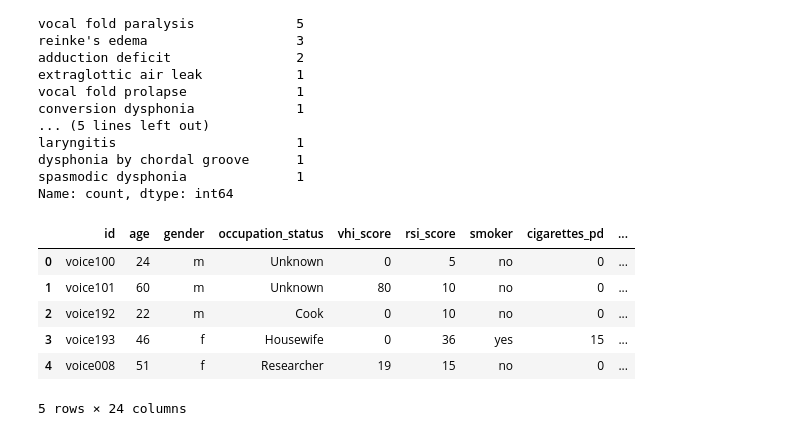
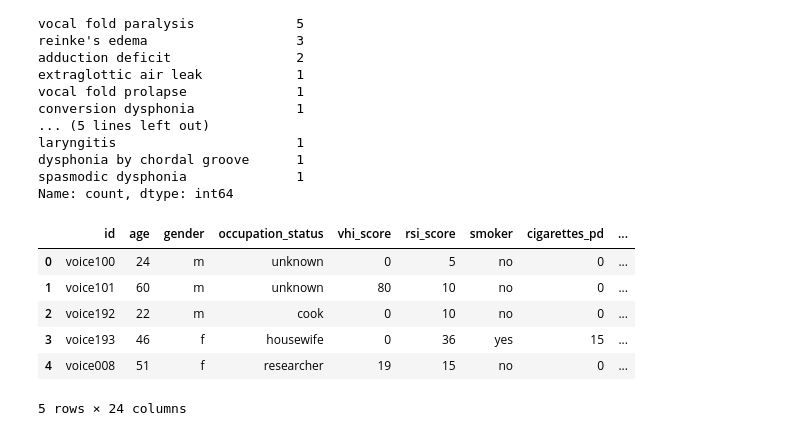
Before and after one commit to alyssahondrade/ml-perspectives-on-voice-disorder-diagnosis, a Jupyter notebook: 02_data_cleaning.ipynb, the cells around one changed output. Drawn from its saved outputs; the diff is of its cells as text; code cells hidden in the pictures.

```diff
--- a/02_data_cleaning.ipynb
+++ b/02_data_cleaning.ipynb
@@ -284,6 +284,9 @@ Name: count, dtype: int64
 # Replace null values with 'Unknown'
 updated_df['occupation_status'] = updated_df['occupation_status'].fillna('Unknown')
 
+# Convert all to lowercase
+updated_df['occupation_status'] = updated_df['occupation_status'].apply(str.lower)
+
 # Confirm changes
 updated_df['occupation_status'].value_counts(dropna=False)
 # %% [output]
@@ -1559,14 +1562,19 @@ Name: count, dtype: int64
 # %%
 # Drop the diagnosis column
 clean_num_df = clean_num_df.drop(columns=['diagnosis'])
 
+# Replace the 'base' column with 'diagnosis'
+clean_num_df = clean_num_df.rename(columns={
+    'base': 'diagnosis'
+})
+
 # Display the dataframe
 clean_num_df.head()
 # %% [output]
 |  | id | age | gender | occupation_status | vhi_score | rsi_score | smoker | cigarettes_pd | ... |
-| 0 | voice100 | 24 | m | Unknown | 0 | 5 | no | 0 | ... |
-| 1 | voice101 | 60 | m | Unknown | 80 | 10 | no | 0 | ... |
-| 2 | voice192 | 22 | m | Cook | 0 | 10 | no | 0 | ... |
-| 3 | voice193 | 46 | f | Housewife | 0 | 36 | yes | 15 | ... |
-| 4 | voice008 | 51 | f | Researcher | 19 | 15 | no | 0 | ... |
+| 0 | voice100 | 24 | m | unknown | 0 | 5 | no | 0 | ... |
+| 1 | voice101 | 60 | m | unknown | 80 | 10 | no | 0 | ... |
+| 2 | voice192 | 22 | m | cook | 0 | 10 | no | 0 | ... |
+| 3 | voice193 | 46 | f | housewife | 0 | 36 | yes | 15 | ... |
+| 4 | voice008 | 51 | f | researcher | 19 | 15 | no | 0 | ... |
 5 rows × 24 columns
```
Also changed, not shown: parts of 7 cells of this notebook, 3 other files.
